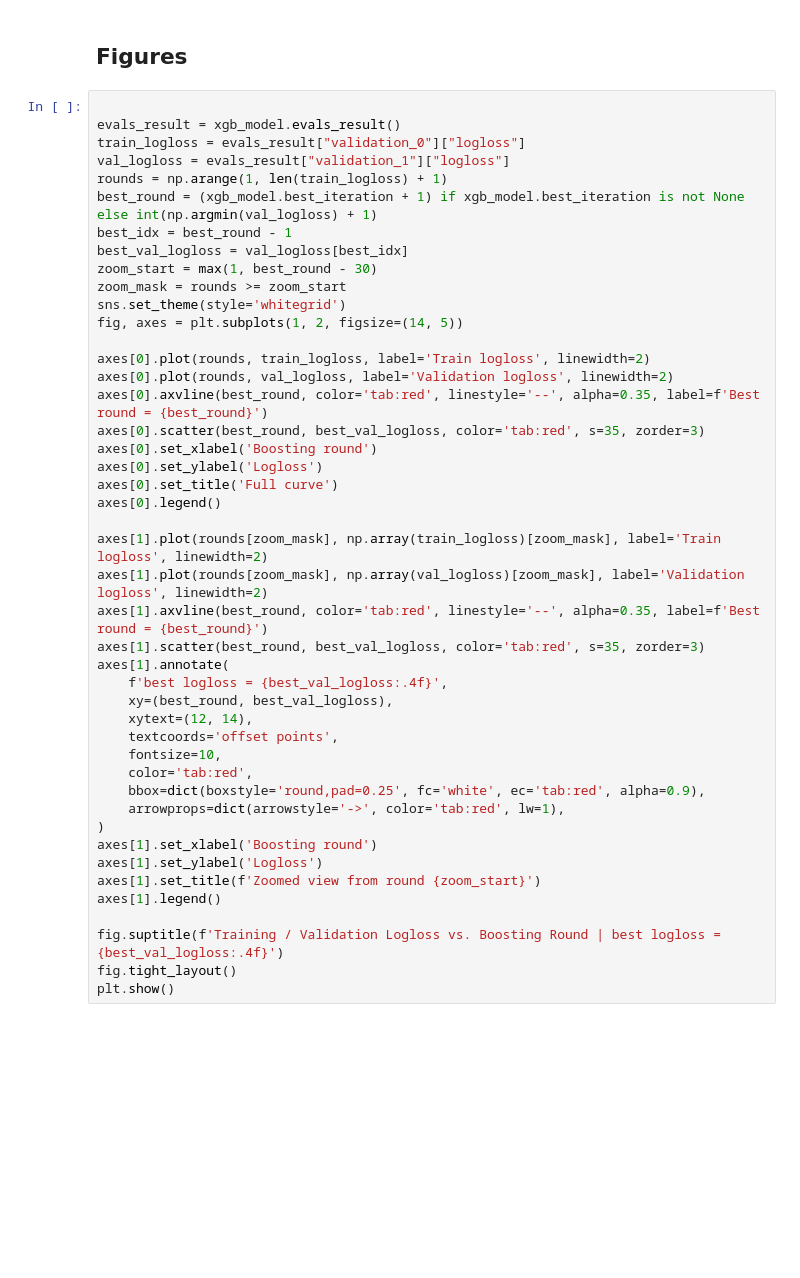
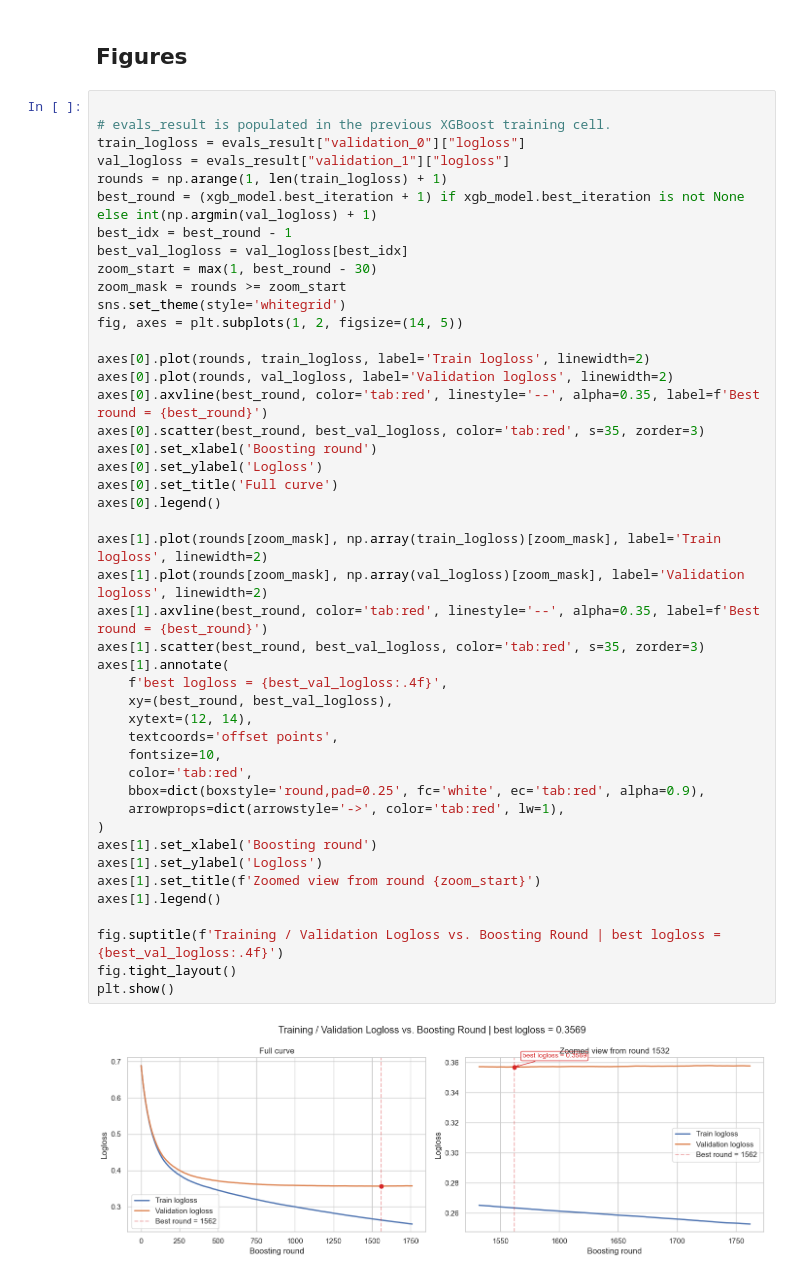
Before and after one commit to jordan841220/kaggle_playground, a Jupyter notebook: spaceship_titanic/main.ipynb, the cells around one changed output. Drawn from its saved outputs; the diff is of its cells as text; blank space fills up the shorter version.

```diff
--- a/spaceship_titanic/main.ipynb
+++ b/spaceship_titanic/main.ipynb
@@ -244,7 +277,7 @@ print(f"best_score = {xgb_model.best_score}")
 ## Figures
 # %%
 
-evals_result = xgb_model.evals_result()
+# evals_result is populated in the previous XGBoost training cell.
 train_logloss = evals_result["validation_0"]["logloss"]
 val_logloss = evals_result["validation_1"]["logloss"]
 rounds = np.arange(1, len(train_logloss) + 1)
@@ -260,31 +293,33 @@ axes[0].plot(rounds, train_logloss, label='Train logloss', linewidth=2)
 axes[0].plot(rounds, val_logloss, label='Validation logloss', linewidth=2)
 axes[0].axvline(best_round, color='tab:red', linestyle='--', alpha=0.35, label=f'Best round = {best_round}')
 axes[0].scatter(best_round, best_val_logloss, color='tab:red', s=35, zorder=3)
 axes[0].set_xlabel('Boosting round')
 axes[0].set_ylabel('Logloss')
 axes[0].set_title('Full curve')
 axes[0].legend()
 
 axes[1].plot(rounds[zoom_mask], np.array(train_logloss)[zoom_mask], label='Train logloss', linewidth=2)
 axes[1].plot(rounds[zoom_mask], np.array(val_logloss)[zoom_mask], label='Validation logloss', linewidth=2)
 axes[1].axvline(best_round, color='tab:red', linestyle='--', alpha=0.35, label=f'Best round = {best_round}')
 axes[1].scatter(best_round, best_val_logloss, color='tab:red', s=35, zorder=3)
 axes[1].annotate(
     f'best logloss = {best_val_logloss:.4f}',
     xy=(best_round, best_val_logloss),
     xytext=(12, 14),
     textcoords='offset points',
     fontsize=10,
     color='tab:red',
     bbox=dict(boxstyle='round,pad=0.25', fc='white', ec='tab:red', alpha=0.9),
     arrowprops=dict(arrowstyle='->', color='tab:red', lw=1),
 )
 axes[1].set_xlabel('Boosting round')
 axes[1].set_ylabel('Logloss')
 axes[1].set_title(f'Zoomed view from round {zoom_start}')
 axes[1].legend()
 
 fig.suptitle(f'Training / Validation Logloss vs. Boosting Round | best logloss = {best_val_logloss:.4f}')
 fig.tight_layout()
 plt.show()
+# %% [output]
+[figure, added]
 # %%
```
Also changed, not shown: parts of 6 cells of this notebook, 5 other files.
